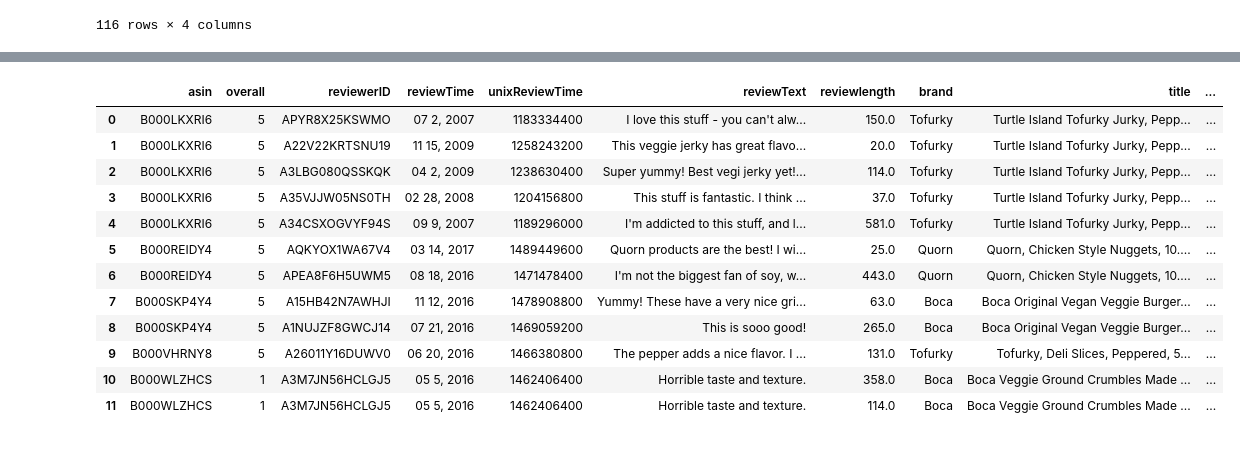
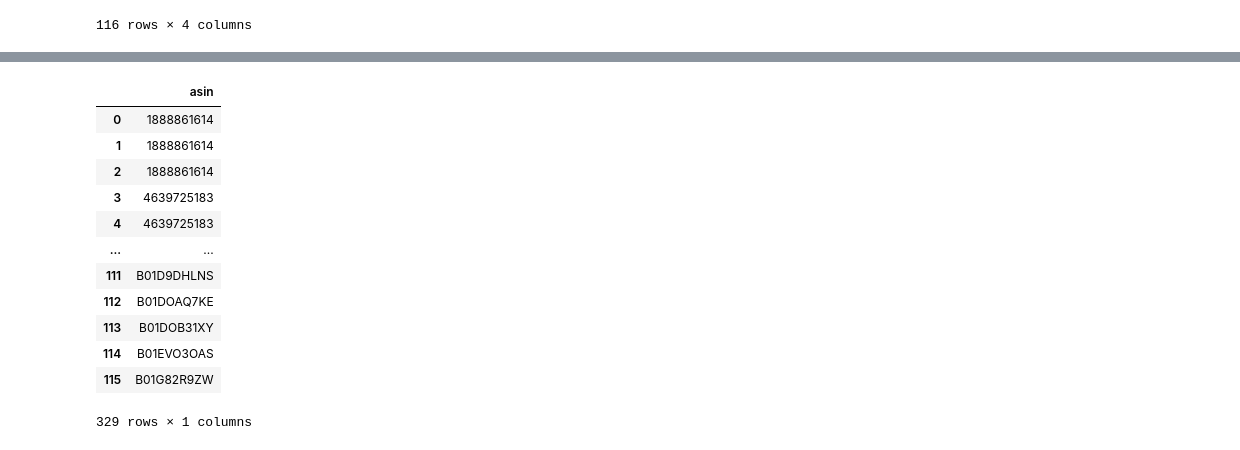
Before and after one commit to ForTheGold/text-classifier-amazon-dataset, a Jupyter notebook: groceries_with_fakemeat_data_prep.ipynb, the cells around one changed output, grey strips where cells are left out. Cells and saved outputs as stored; diff of their text form; code cells hidden in the pictures.

Commit message:
adding update third table on sqlite, explored multiple variations of joining dataframes to increase amount of fakemeat data. Not working. next step will be to scrape the data.

```diff
--- a/groceries_with_fakemeat_data_prep.ipynb
+++ b/groceries_with_fakemeat_data_prep.ipynb
@@ -227,18 +253,21 @@ groceries15merged.head()
 # %%
-groceries15merged_inner = pd.merge(g1_5, groceries_meta, on='asin', how='inner')
+#groceries15merged_inner = pd.merge(g1_5, groceries_meta, on='asin', how='inner')
 #groceries15merged_inner = [g1_5, groceries_meta]
-groceries15merged_inner
+#groceries15merged_inner
+
+#groc_1_5 = pd.concat([g1_5, groceries_meta], join='inner')
+#groc_1_5
 # %% [output]
-|  | asin | overall | reviewerID | reviewTime | unixReviewTime | reviewText | reviewlength | brand | title | ... |
-| 0 | B000LKXRI6 | 5 | APYR8X25KSWMO | 07 2, 2007 | 1183334400 | I love this stuff - you can't alw... | 150.0 | Tofurky | Turtle Island Tofurky Jurky, Pepp... | ... |
-| 1 | B000LKXRI6 | 5 | A22V22KRTSNU19 | 11 15, 2009 | 1258243200 | This veggie jerky has great flavo... | 20.0 | Tofurky | Turtle Island Tofurky Jurky, Pepp... | ... |
-| 2 | B000LKXRI6 | 5 | A3LBG080QSSKQK | 04 2, 2009 | 1238630400 | Super yummy! Best vegi jerky yet!... | 114.0 | Tofurky | Turtle Island Tofurky Jurky, Pepp... | ... |
-| 3 | B000LKXRI6 | 5 | A35VJJW05NS0TH | 02 28, 2008 | 1204156800 | This stuff is fantastic. I think ... | 37.0 | Tofurky | Turtle Island Tofurky Jurky, Pepp... | ... |
-| 4 | B000LKXRI6 | 5 | A34CSXOGVYF94S | 09 9, 2007 | 1189296000 | I'm addicted to this stuff, and l... | 581.0 | Tofurky | Turtle Island Tofurky Jurky, Pepp... | ... |
-| 5 | B000REIDY4 | 5 | AQKYOX1WA67V4 | 03 14, 2017 | 1489449600 | Quorn products are the best! I wi... | 25.0 | Quorn | Quorn, Chicken Style Nuggets, 10.... | ... |
-| 6 | B000REIDY4 | 5 | APEA8F6H5UWM5 | 08 18, 2016 | 1471478400 | I'm not the biggest fan of soy, w... | 443.0 | Quorn | Quorn, Chicken Style Nuggets, 10.... | ... |
-| 7 | B000SKP4Y4 | 5 | A15HB42N7AWHJI | 11 12, 2016 | 1478908800 | Yummy! These have a very nice gri... | 63.0 | Boca | Boca Original Vegan Veggie Burger... | ... |
-| 8 | B000SKP4Y4 | 5 | A1NUJZF8GWCJ14 | 07 21, 2016 | 1469059200 | This is sooo good! | 265.0 | Boca | Boca Original Vegan Veggie Burger... | ... |
-| 9 | B000VHRNY8 | 5 | A26011Y16DUWV0 | 06 20, 2016 | 1466380800 | The pepper adds a nice flavor. I ... | 131.0 | Tofurky | Tofurky, Deli Slices, Peppered, 5... | ... |
-| 10 | B000WLZHCS | 1 | A3M7JN56HCLGJ5 | 05 5, 2016 | 1462406400 | Horrible taste and texture. | 358.0 | Boca | Boca Veggie Ground Crumbles Made ... | ... |
-| 11 | B000WLZHCS | 1 | A3M7JN56HCLGJ5 | 05 5, 2016 | 1462406400 | Horrible taste and texture. | 114.0 | Boca | Boca Veggie Ground Crumbles Made ... | ... |
+|  | asin |
+| 0 | 1888861614 |
+| 1 | 1888861614 |
+| 2 | 1888861614 |
+| 3 | 4639725183 |
+| 4 | 4639725183 |
+| ... | ... |
+| 111 | B01D9DHLNS |
+| 112 | B01DOAQ7KE |
+| 113 | B01DOB31XY |
+| 114 | B01EVO3OAS |
+| 115 | B01G82R9ZW |
+329 rows × 1 columns
```
Also changed, not shown: parts of 22 cells of this notebook, 2 other files.
